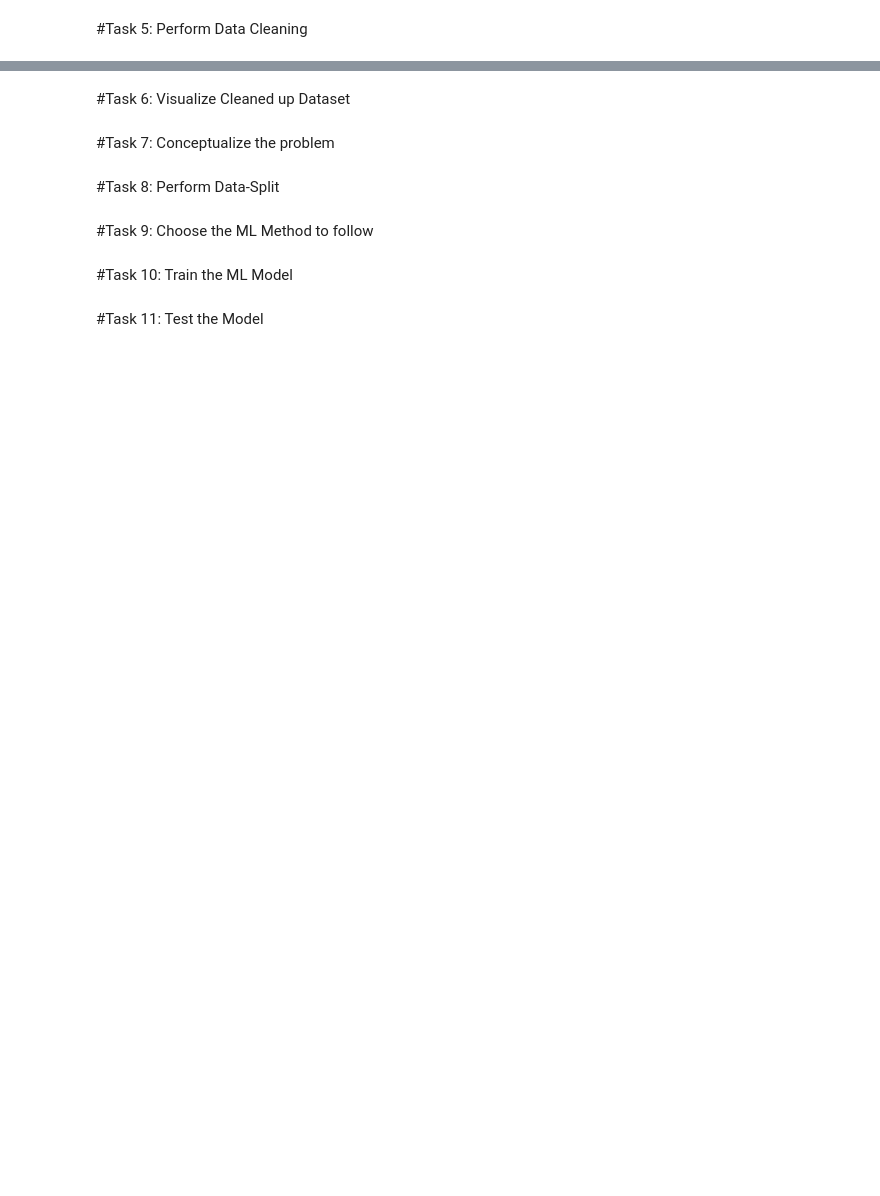
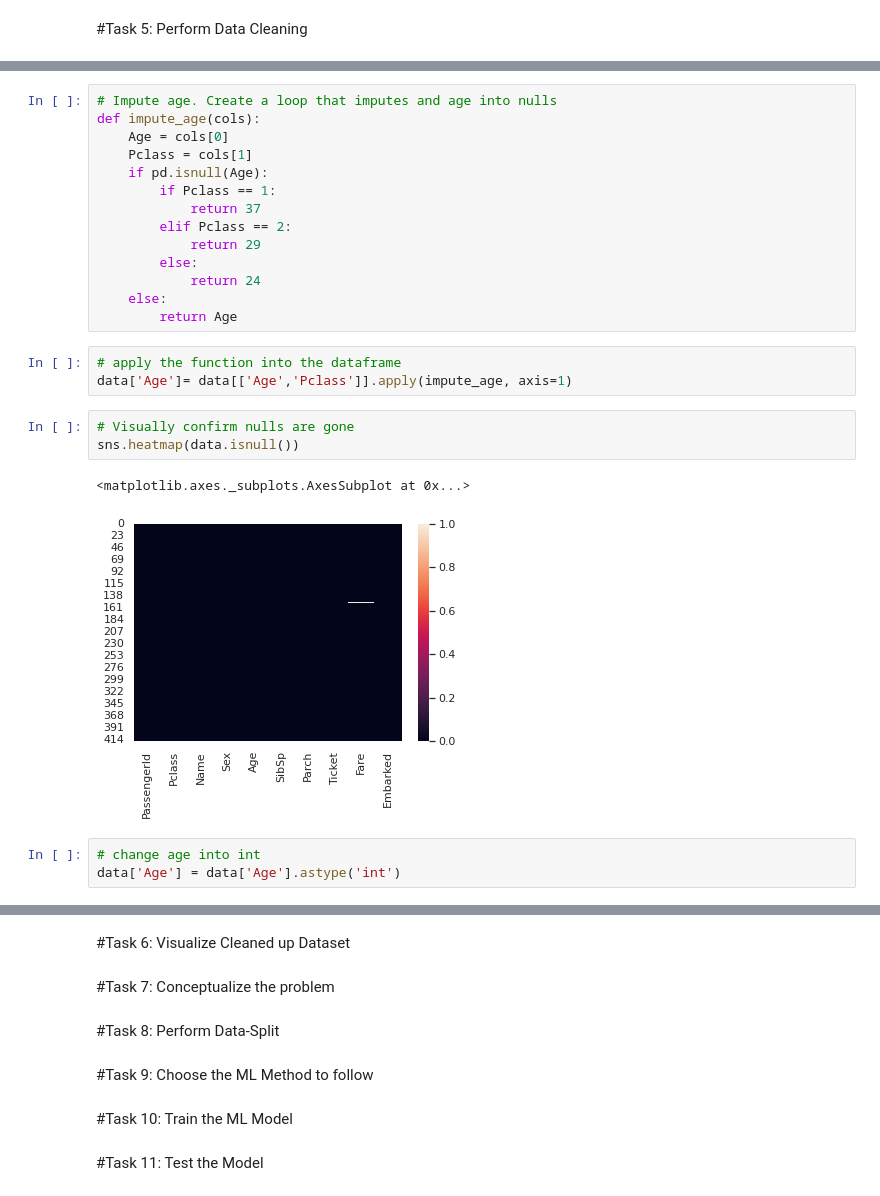
Before and after one commit to RedPandaStyle/ACE-Predictive-Analytics, a Jupyter notebook: Titanic_Analysis_Test_Data_JPV.ipynb, the cells around one changed output, grey strips where cells are left out. Cells and saved outputs as stored; diff of their text form; blank space fills up the shorter version.

```diff
--- a/Titanic_Analysis_Test_Data_JPV.ipynb
+++ b/Titanic_Analysis_Test_Data_JPV.ipynb
@@ -64,0 +137,26 @@ memory usage: 36.0+ KB
+# %%
+# Impute age. Create a loop that imputes and age into nulls
+def impute_age(cols):
+    Age = cols[0]
+    Pclass = cols[1]
+    if pd.isnull(Age):
+        if Pclass == 1:
+            return 37
+        elif Pclass == 2:
+            return 29
+        else:
+            return 24
+    else:
+        return Age
+# %%
+# apply the function into the dataframe
+data['Age']= data[['Age','Pclass']].apply(impute_age, axis=1)
+# %%
+# Visually confirm nulls are gone
+sns.heatmap(data.isnull())
+# %% [output]
+<matplotlib.axes._subplots.AxesSubplot at 0x...>
+[figure, added]
+# %%
+# change age into int
+data['Age'] = data['Age'].astype('int')
```
Also changed, not shown: parts of 17 cells of this notebook.
